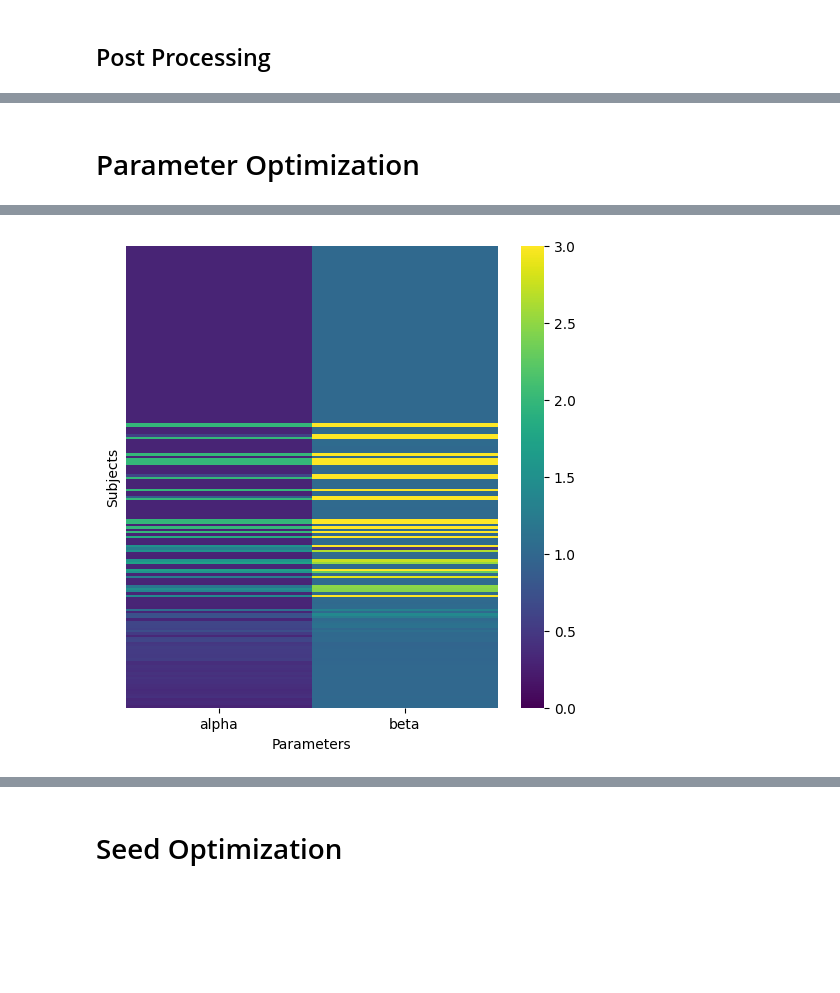
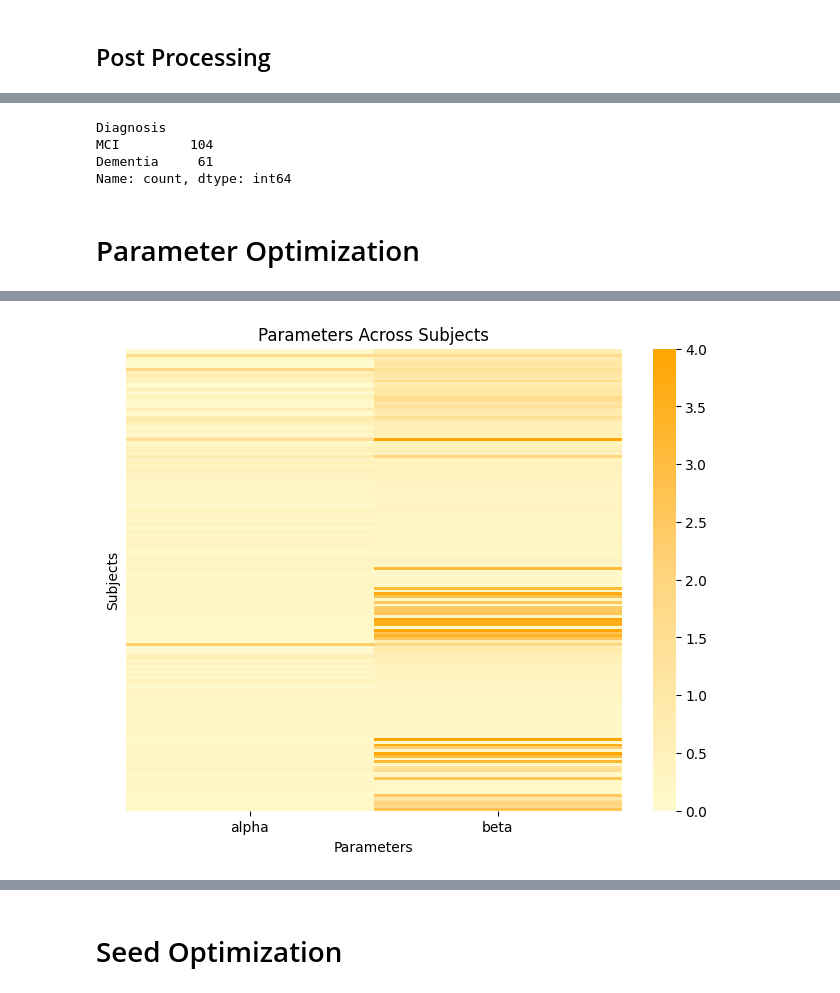
Before and after one commit to LaasyaMunjeti/EBM-Nexis, a Jupyter notebook: Model comparison.ipynb, the cells around one changed output, grey strips where cells are left out. Drawn from its saved outputs; the diff is of its cells as text; code cells hidden in the pictures; blank space fills up the shorter version.

```diff
--- a/Model comparison.ipynb
+++ b/Model comparison.ipynb
@@ -86,8 +36,39 @@ seeding_nonzero
+# %%
+# Keep only MCI and AD subjects for analysis
+ebm_nonzero = ebm_data[ebm_data['Diagnosis'] != 'CN']
+seeding_nonzero = seeding_all[seeding_all['Diagnosis'] != 'CN']
+parameters_nonzero = parameters_all[parameters_all['Diagnosis'] != 'CN']
+params_entorhinal_seed_nonzero = params_entorhinal_seed[params_entorhinal_seed['Diagnosis'] != 'CN']
+params_middletemporal_seed_nonzero = params_middletemporal_seed[params_middletemporal_seed['Diagnosis'] != 'CN']
+params_fusiform_seed_nonzero = params_fusiform_seed[params_fusiform_seed['Diagnosis'] != 'CN']
+params_inferiortemporal_seed_nonzero = params_inferiortemporal_seed[params_inferiortemporal_seed['Diagnosis'] != 'CN']
+
+#Delete stage 0 subjects
+ebm_nonzero = ebm_nonzero[ebm_nonzero['ml_stage'] != 0]
+seeding_nonzero = seeding_nonzero[seeding_nonzero['ml_stage'] != 0]
+parameters_nonzero = parameters_nonzero[parameters_nonzero['ml_stage'] != 0]
+params_entorhinal_seed_nonzero = params_entorhinal_seed_nonzero[params_entorhinal_seed_nonzero['ml_stage'] != 0]
+params_middletemporal_seed_nonzero = params_middletemporal_seed_nonzero[params_middletemporal_seed_nonzero['ml_stage'] != 0]
+params_fusiform_seed_nonzero = params_fusiform_seed_nonzero[params_fusiform_seed_nonzero['ml_stage'] != 0]
+params_inferiortemporal_seed_nonzero = params_inferiortemporal_seed_nonzero[params_inferiortemporal_seed_nonzero['ml_stage'] != 0]
+
+# Delete striatal regions in ebm data
+regions_to_exclude = ['Left-Pallidum','Right-Pallidum','Left-Accumbens-area','Right-Accumbens-area','Right-Putamen','Left-Putamen','Right-Caudate','Left-Caudate']
+ebm_nonzero = ebm_nonzero.drop(columns=regions_to_exclude)
+ebm_data = ebm_data.drop(columns=regions_to_exclude)
+
+# Print value count for diagnostic categories
+parameters_nonzero.Diagnosis.value_counts()
+# %% [output]
+Diagnosis
+MCI         104
+Dementia     61
+Name: count, dtype: int64
 # %%
 # Sort by diagnosis
 CN_param = parameters_nonzero[parameters_nonzero['Diagnosis'] == 'CN']
 MCI_param = parameters_nonzero[parameters_nonzero['Diagnosis'] == 'MCI']
-AD_param = parameters_nonzero[parameters_nonzero['Diagnosis'] == 'AD']
+AD_param = parameters_nonzero[parameters_nonzero['Diagnosis'] == 'Dementia']
 CN_by_stage_param = CN_param.sort_values(by='ml_stage')
 MCI_by_stage_param = MCI_param.sort_values(by='ml_stage')
 AD_by_stage_param = AD_param.sort_values(by='ml_stage')
@@ -95,15 +76,15 @@ parameters_by_diagnosis = pandas.concat([CN_by_stage_param, MCI_by_stage_param,
 
 CN_seed = seeding_nonzero[seeding_nonzero['Diagnosis'] == 'CN']
 MCI_seed = seeding_nonzero[seeding_nonzero['Diagnosis'] == 'MCI']
-AD_seed = seeding_nonzero[seeding_nonzero['Diagnosis'] == 'AD']
+AD_seed = seeding_nonzero[seeding_nonzero['Diagnosis'] == 'Dementia']
 CN_by_stage_seed = CN_seed.sort_values(by='ml_stage')
 MCI_by_stage_seed = MCI_seed.sort_values(by='ml_stage')
 AD_by_stage_seed = AD_seed.sort_values(by='ml_stage')
-seeding_by_diagnosis = pandas.concat([CN_by_stage_seed, MCI_by_stage_seed, AD_by_stage_seed], ignore_index=True)
+seeding_by_diagnosis = pandas.concat([MCI_by_stage_seed, AD_by_stage_seed], ignore_index=True)
 
 CN_ebm = ebm_nonzero[ebm_nonzero['Diagnosis'] == 'CN']
 MCI_ebm = ebm_nonzero[ebm_nonzero['Diagnosis'] =='MCI']
-AD_ebm = ebm_nonzero[ebm_nonzero['Diagnosis'] == 'AD']
+AD_ebm = ebm_nonzero[ebm_nonzero['Diagnosis'] == 'Dementia']
 CN_by_stage_ebm = CN_ebm.sort_values(by='ml_stage')
 MCI_by_stage_ebm = MCI_ebm.sort_values(by='ml_stage')
 AD_by_stage_ebm = AD_ebm.sort_values(by='ml_stage')
@@ -122,11 +103,13 @@ means_seed_AD = AD_seed.mean(numeric_only=True).to_frame().T
 # Parameter Optimization
 # %%
 # Plot heat map of parameter values across subjects
-plt.figure(figsize=(6, 6))
-sns.heatmap(parameters_by_diagnosis.iloc[:,6:8], cmap='viridis', yticklabels=False, vmin=0, vmax=3)
+yellow_palette = LinearSegmentedColormap.from_list("pale_yellow_to_orange", ["#FFFACD", "#FFD580", "#FFA500"])
+
+plt.figure(figsize=(8, 6))
+sns.heatmap(parameters_by_diagnosis.iloc[:,6:8], cmap=yellow_palette, yticklabels=False, vmin=0, vmax=4)
 plt.xlabel('Parameters')
 plt.ylabel('Subjects')
-#plt.title('Parameters Across Subjects')
+plt.title('Parameters Across Subjects')
 
 # Print average parameter values
 print(means_param)
@@ -136,6 +119,6 @@ print(means_param)
 
    gamma    s    b    p     k
 0    1.0  0.5  0.0  0.0  50.0
-[figure, old version]
+[figure, new version]
 # %%
 # Alpha histogram
```
Also changed, not shown: parts of 36 cells of this notebook.
